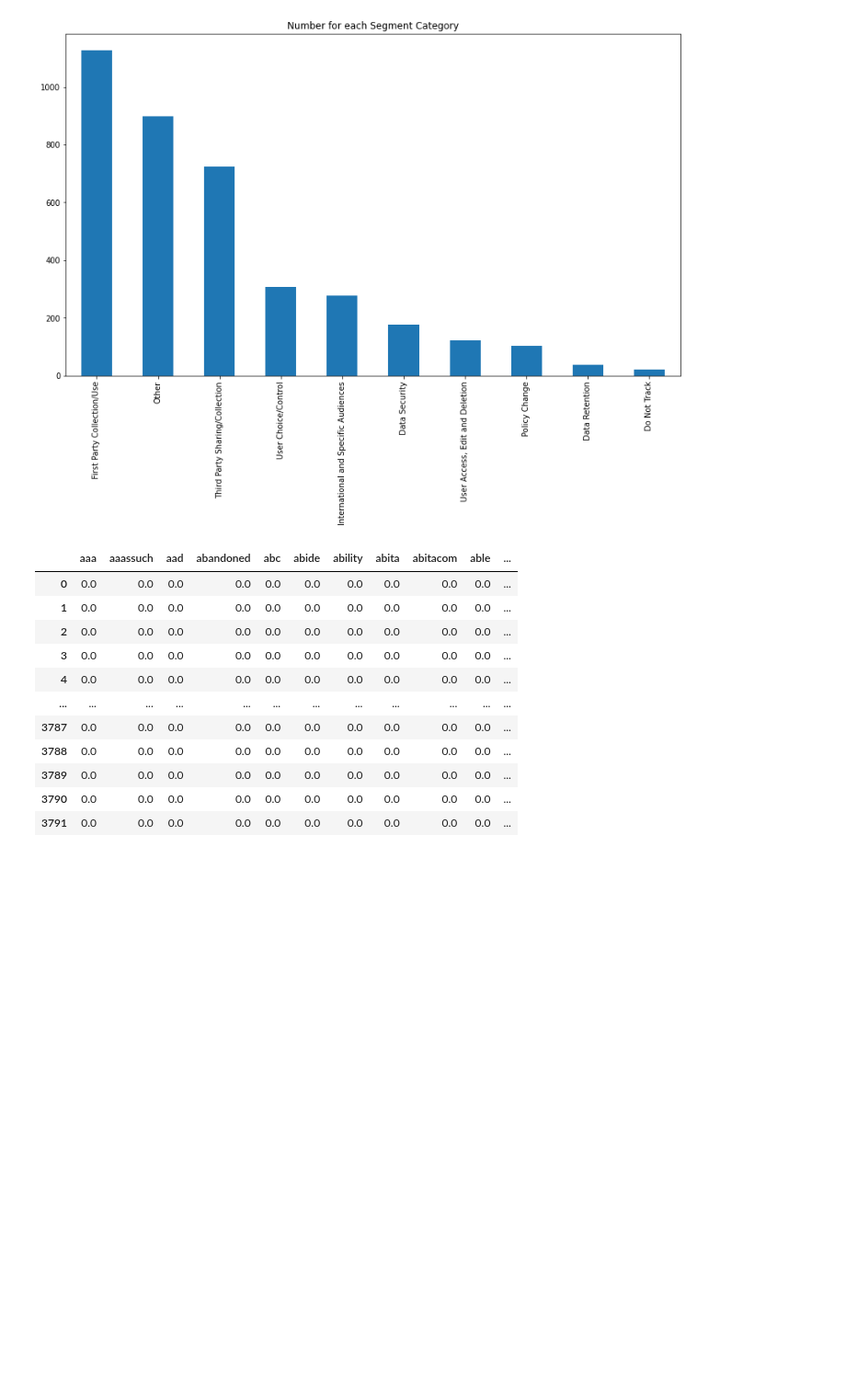
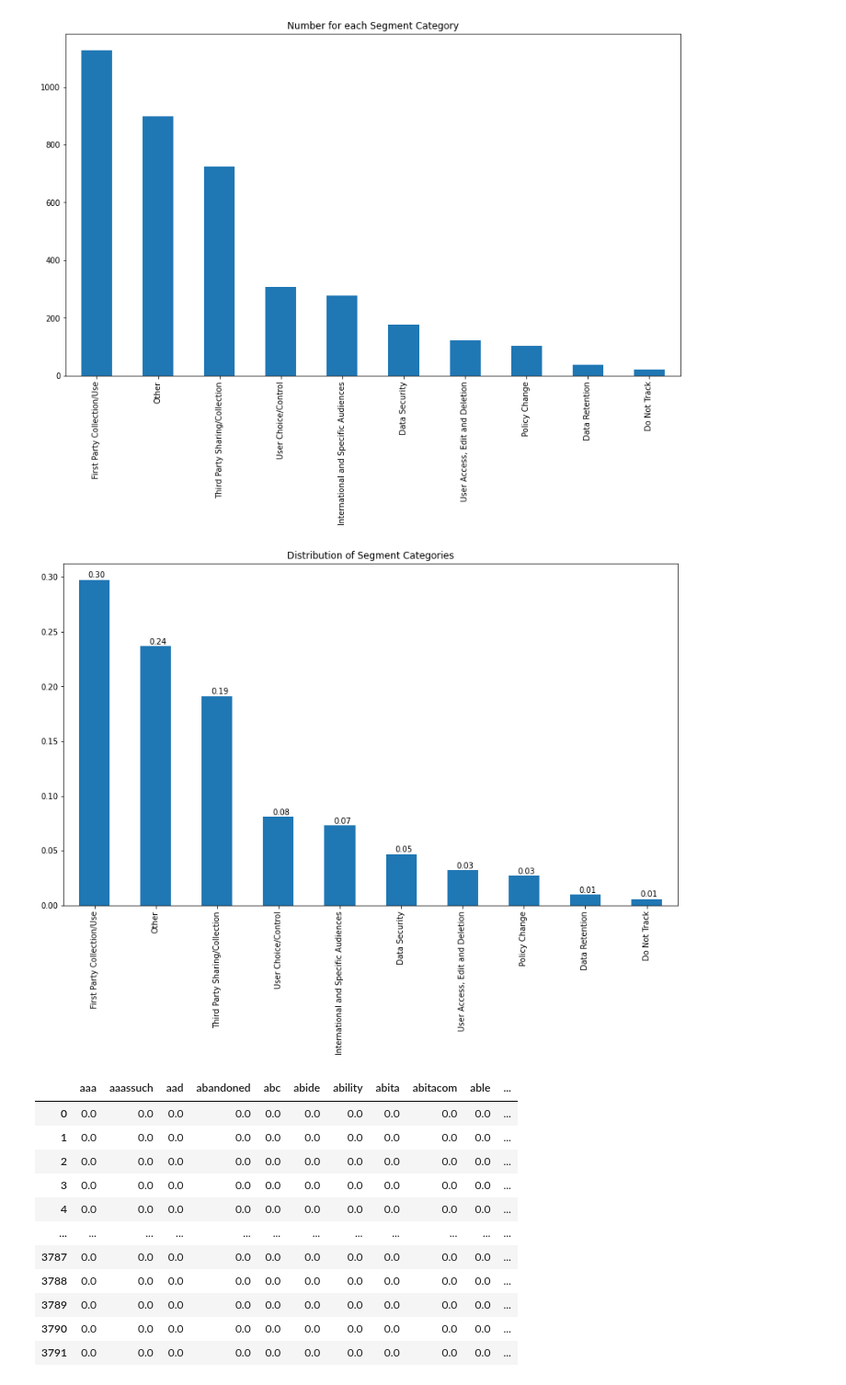
Before and after one commit to bachhvu/Policy-NLP, a Jupyter notebook: Model_Development.ipynb, the cells around one changed output. Shown at 92% size. Drawn from its saved outputs; the diff is of its cells as text; code cells hidden in the pictures; blank space fills up the shorter version.

```diff
--- a/Model_Development.ipynb
+++ b/Model_Development.ipynb
@@ -54,6 +54,15 @@ ax = segments['category_name'].value_counts().plot(kind='bar',
                                     title="Number for each Segment Category")
 # %% [output]
 [figure]
+# %%
+ax = segments['category_name'].value_counts(normalize=True).plot(kind='bar',
+                                    figsize=(14,8),
+                                    title="Distribution of Segment Categories")
+
+for index, value in enumerate(segments['category_name'].value_counts(normalize=True)):
+    ax.text(index-0.1, value+0.002, "{:.2f}".format(value))
+# %% [output]
+[figure, added]
 # %%
 # create the object of tfid vectorizer
 tfid_vectorizer = TfidfVectorizer("english")
```
Also changed, not shown: parts of 1 cell of this notebook.
